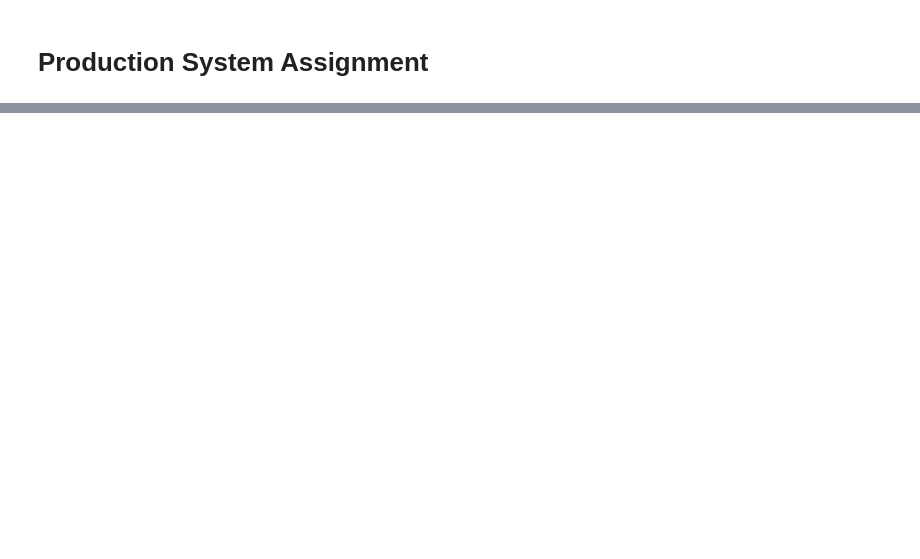
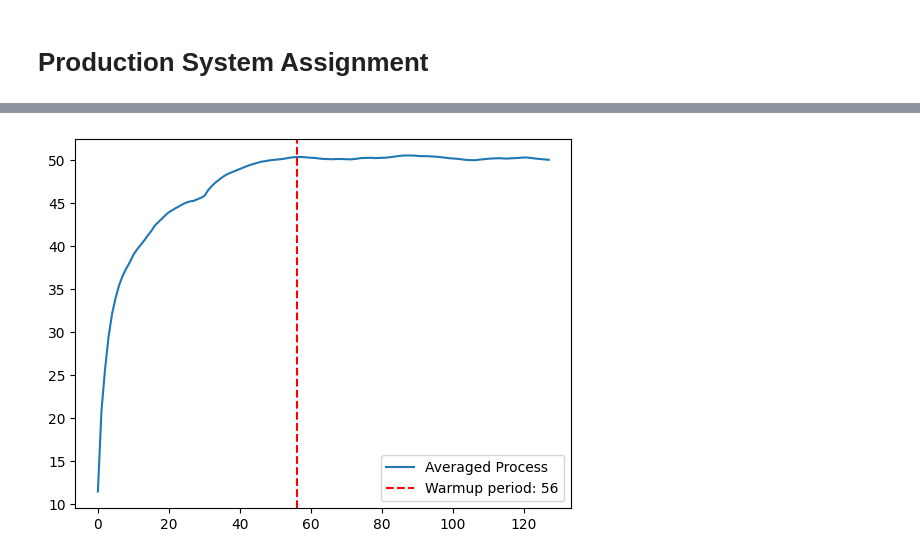
Before and after one commit to alessiacorni/Production_System, a Jupyter notebook: push_system/production_system.ipynb, the cells around one changed output, grey strips where cells are left out. Cells and saved outputs as stored; diff of their text form; code cells hidden in the pictures; blank space fills up the shorter version.

```diff
--- a/push_system/production_system.ipynb
+++ b/push_system/production_system.ipynb
@@ -257,0 +1271,5 @@ Relative Error: 0.23%
+# %%
+welch = Welch(system_arr, window_size=30, tol=0.1)
+welch.plot()
+# %% [output]
+[figure, added]
```
Also changed, not shown: parts of 11 cells of this notebook, 1 other file.
